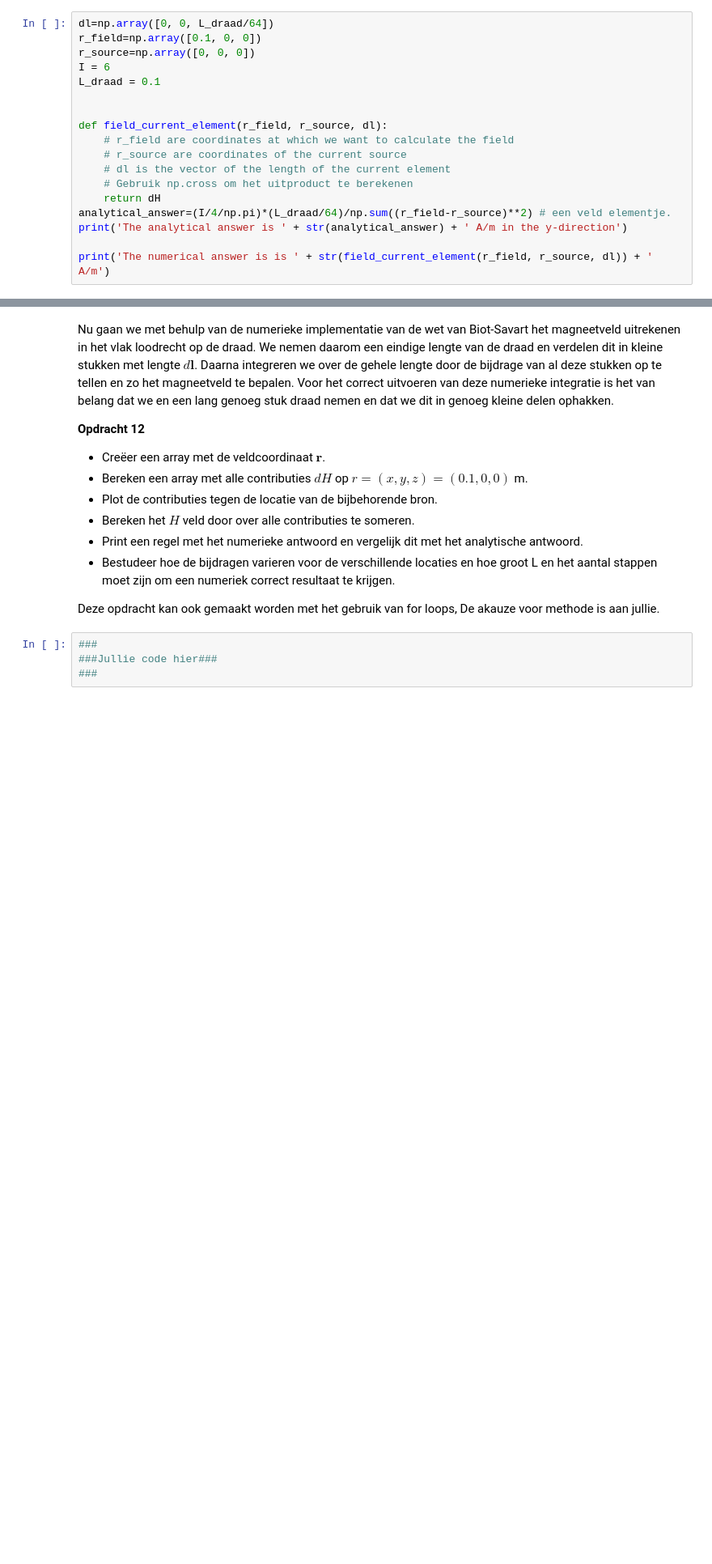
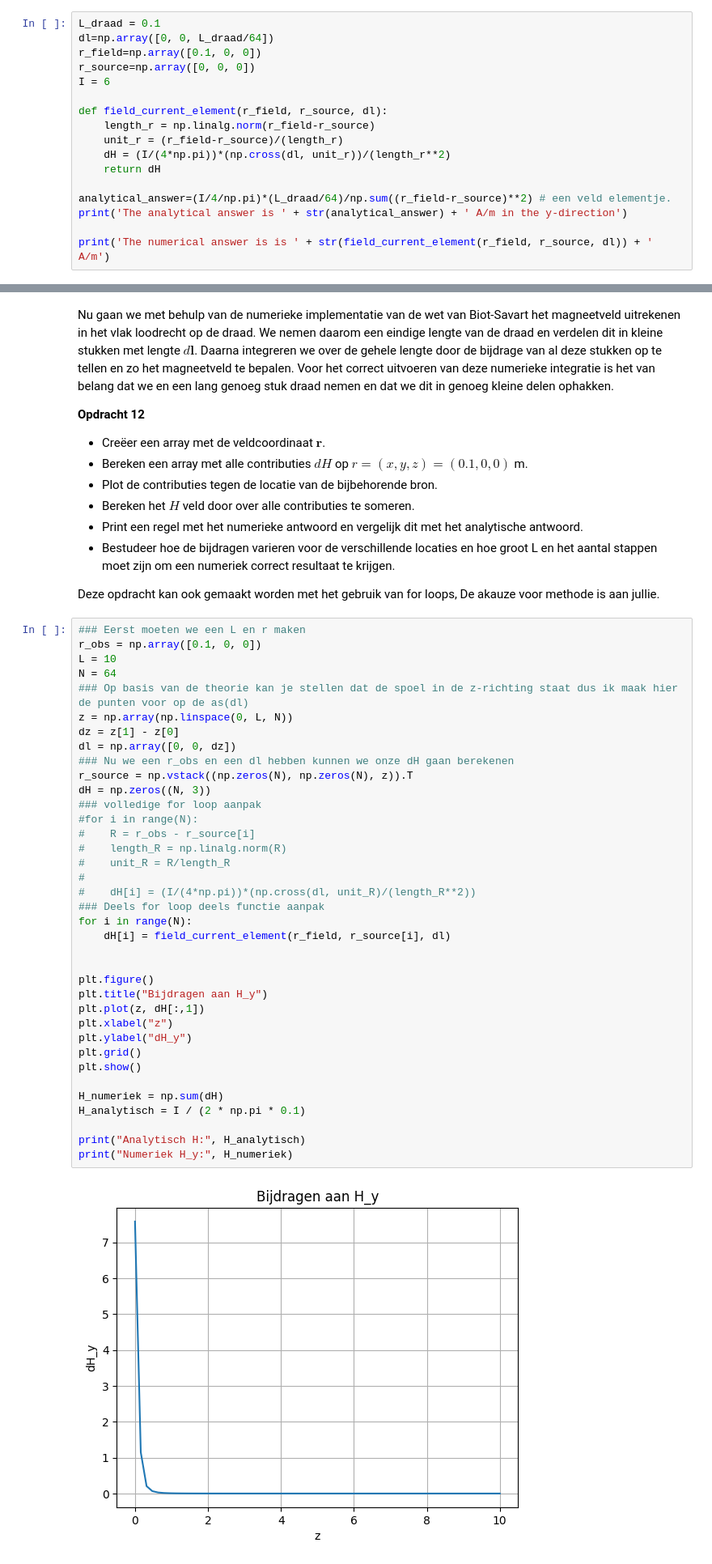
Before and after one commit to luckykat07/opdrachten-DEF-D_LE, a Jupyter notebook: DigitaleOntwerpopdrachten/2KrachtactuatorOpdracht/KrachtactuatorOpdracht.ipynb, the cells around one changed output, grey strips where cells are left out. Shown at 81% size. Drawn from its saved outputs; the diff is of its cells as text; blank space fills up the shorter version.

Commit message:
Deel4_af

```diff
--- a/DigitaleOntwerpopdrachten/2KrachtactuatorOpdracht/KrachtactuatorOpdracht.ipynb
+++ b/DigitaleOntwerpopdrachten/2KrachtactuatorOpdracht/KrachtactuatorOpdracht.ipynb
@@ -250,19 +250,18 @@ De functie moet het magneetveld van een lijnelement $d\mathbf{l}$ berekenen. Geb
 
 Bereken met deze functie alle componenten van het magneetveld voor een veldpositie op $x=0.1$ m voor een stroombronelement in de oorsprong met een stroom van 6 A een lengte van $d\mathbf{l}$ gelijk aan $L/64$. Print het analytische en numerieke antwoord naar de command line en controleer dat het magneetveld gelijk is aan $\mathbf{H} =  0.00746 \hat{\mathbf{y}}$ A/m is.
 # %%
+L_draad = 0.1
 dl=np.array([0, 0, L_draad/64])
 r_field=np.array([0.1, 0, 0])
 r_source=np.array([0, 0, 0])
 I = 6
-L_draad = 0.1
-
 
 def field_current_element(r_field, r_source, dl):
-    # r_field are coordinates at which we want to calculate the field
-    # r_source are coordinates of the current source
-    # dl is the vector of the length of the current element
-    # Gebruik np.cross om het uitproduct te berekenen
+    length_r = np.linalg.norm(r_field-r_source)
+    unit_r = (r_field-r_source)/(length_r)
+    dH = (I/(4*np.pi))*(np.cross(dl, unit_r))/(length_r**2)
     return dH
+
 analytical_answer=(I/4/np.pi)*(L_draad/64)/np.sum((r_field-r_source)**2) # een veld elementje.
 print('The analytical answer is ' + str(analytical_answer) + ' A/m in the y-direction')
 
@@ -282,6 +282,41 @@ Nu gaan we met behulp van de numerieke implementatie van de wet van Biot-Savart
 
 Deze opdracht kan ook gemaakt worden met het gebruik van for loops, De akauze voor methode is aan jullie.
 # %%
-###
-###Jullie code hier###
-###
+### Eerst moeten we een L en r maken
+r_obs = np.array([0.1, 0, 0])
+L = 10
+N = 64
+### Op basis van de theorie kan je stellen dat de spoel in de z-richting staat dus ik maak hier de punten voor op de as(dl)
+z = np.array(np.linspace(0, L, N))
+dz = z[1] - z[0]
+dl = np.array([0, 0, dz])
+### Nu we een r_obs en een dl hebben kunnen we onze dH gaan berekenen
+r_source = np.vstack((np.zeros(N), np.zeros(N), z)).T
+dH = np.zeros((N, 3))
+### volledige for loop aanpak
+#for i in range(N):
+#    R = r_obs - r_source[i]
+#    length_R = np.linalg.norm(R)
+#    unit_R = R/length_R
+#
+#    dH[i] = (I/(4*np.pi))*(np.cross(dl, unit_R)/(length_R**2))
+### Deels for loop deels functie aanpak
+for i in range(N):
+    dH[i] = field_current_element(r_field, r_source[i], dl)
+
+
+plt.figure()
+plt.title("Bijdragen aan H_y")
+plt.plot(z, dH[:,1])
+plt.xlabel("z")
+plt.ylabel("dH_y")
+plt.grid()
+plt.show()
+
+H_numeriek = np.sum(dH)
+H_analytisch = I / (2 * np.pi * 0.1)
+
+print("Analytisch H:", H_analytisch)
+print("Numeriek H_y:", H_numeriek)
+# %% [output]
+[figure, added]
```
Also changed, not shown: parts of 2 cells of this notebook.
